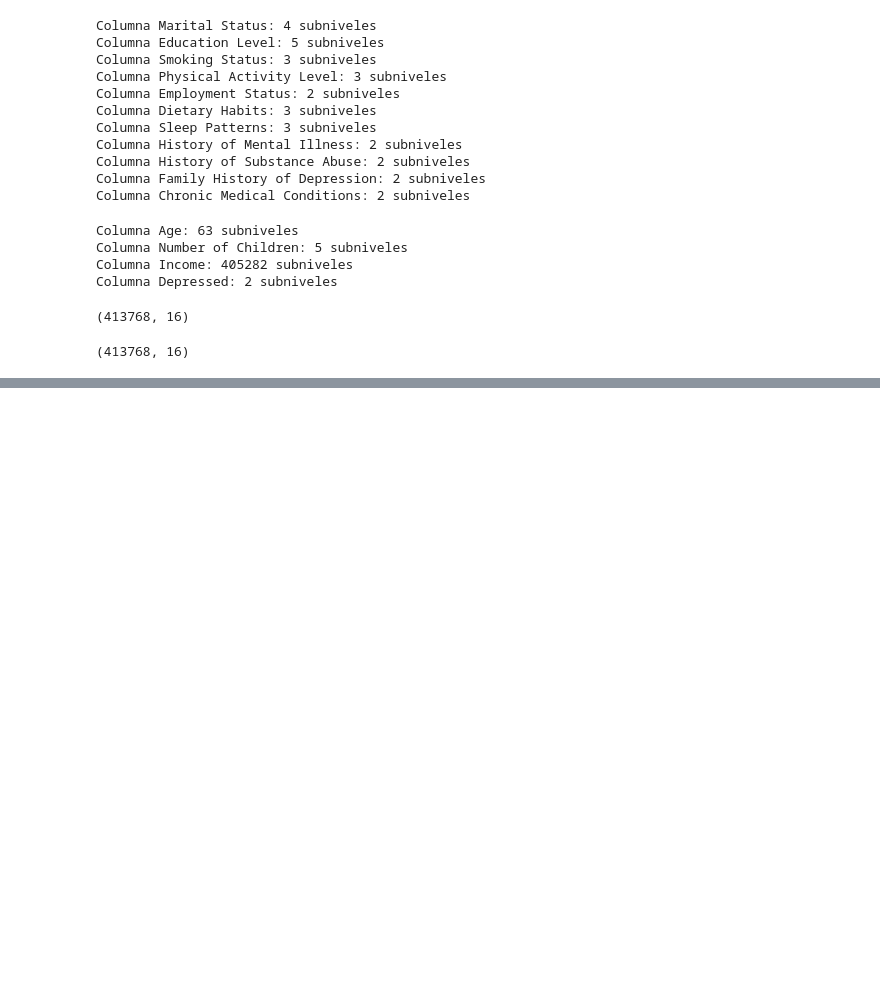
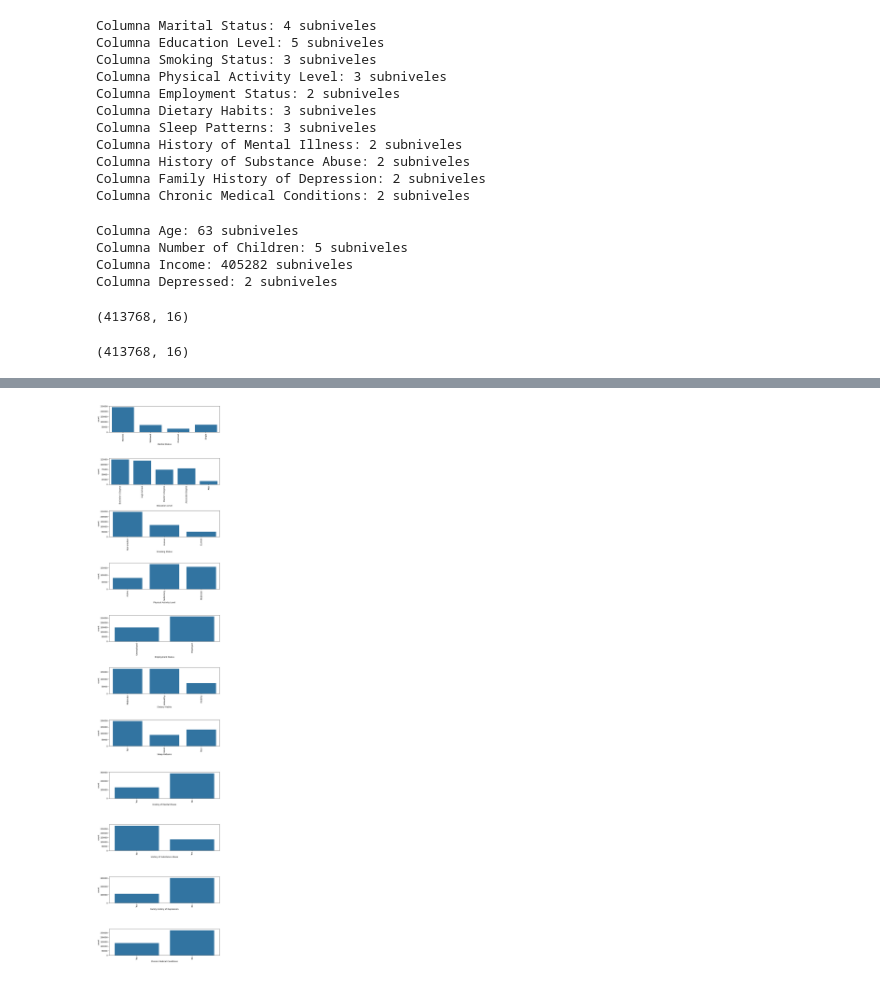
Before and after one commit to Valenfrc/Salud-mental-fase2, a Jupyter notebook: src/explore.ipynb, the cells around one changed output, grey strips where cells are left out. Saved outputs shown, nothing was run; the diff lists cells and outputs as text; code cells hidden in the pictures; blank space fills up the shorter version.

```diff
--- a/src/explore.ipynb
+++ b/src/explore.ipynb
@@ -266,0 +286,10 @@ df.shape
+# %%
+import seaborn as sns
+#Gráfico de barras
+fig,ax=plt.subplots(nrows=11,ncols=1,figsize=(10,50))
+fig.subplots_adjust(hspace=1)
+for i, col in enumerate(columnas_categoricas):
+    sns.countplot(x=col,data=df,ax=ax[i])
+    ax[i].set_xticklabels(ax[i].get_xticklabels(),rotation=90)
+# %% [output]
+[figure, added]
```
Also changed, not shown: parts of 23 cells of this notebook, 1 other file.
